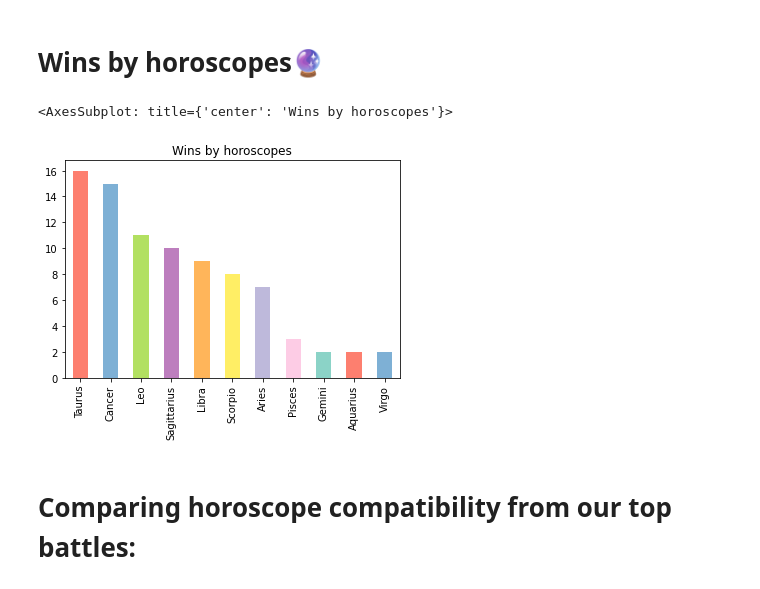
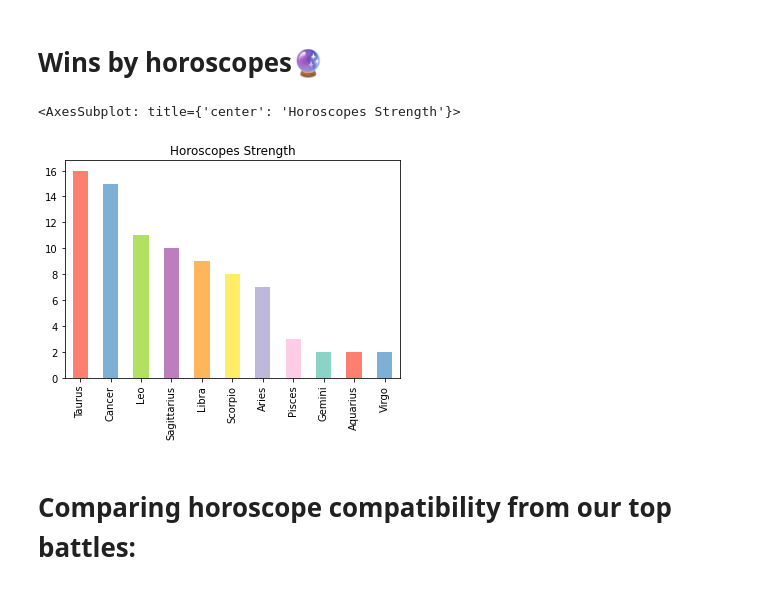
Before and after one commit to lauurasarabia/Project-2, a Jupyter notebook: 3_Visualizations.ipynb, the cells around one changed output. Drawn from its saved outputs; the diff is of its cells as text; code cells hidden in the pictures.

```diff
--- a/3_Visualizations.ipynb
+++ b/3_Visualizations.ipynb
@@ -42,10 +48,10 @@ battles.reset_index(drop=True, inplace=True)
 # %% [markdown]
 # Wins by horoscopes🔮
 # %%
-battles["Horoscope"].value_counts().plot(kind="bar", color=["#fd7f6f", "#7eb0d5", "#b2e061", "#bd7ebe", "#ffb55a", "#ffee65", "#beb9db", "#fdcce5", "#8bd3c7"], title="Wins by horoscopes")
+battles["Horoscope"].value_counts().plot(kind="bar", color=["#fd7f6f", "#7eb0d5", "#b2e061", "#bd7ebe", "#ffb55a", "#ffee65", "#beb9db", "#fdcce5", "#8bd3c7"], title="Horoscopes Strength")
 # %% [output]
-<AxesSubplot: title={'center': 'Wins by horoscopes'}>
+<AxesSubplot: title={'center': 'Horoscopes Strength'}>
-[figure, old version]
+[figure, new version]
 # %% [markdown]
 # Comparing horoscope compatibility from our top battles:
 # %%
```
Also changed, not shown: parts of 4 cells of this notebook, 4 other files.
